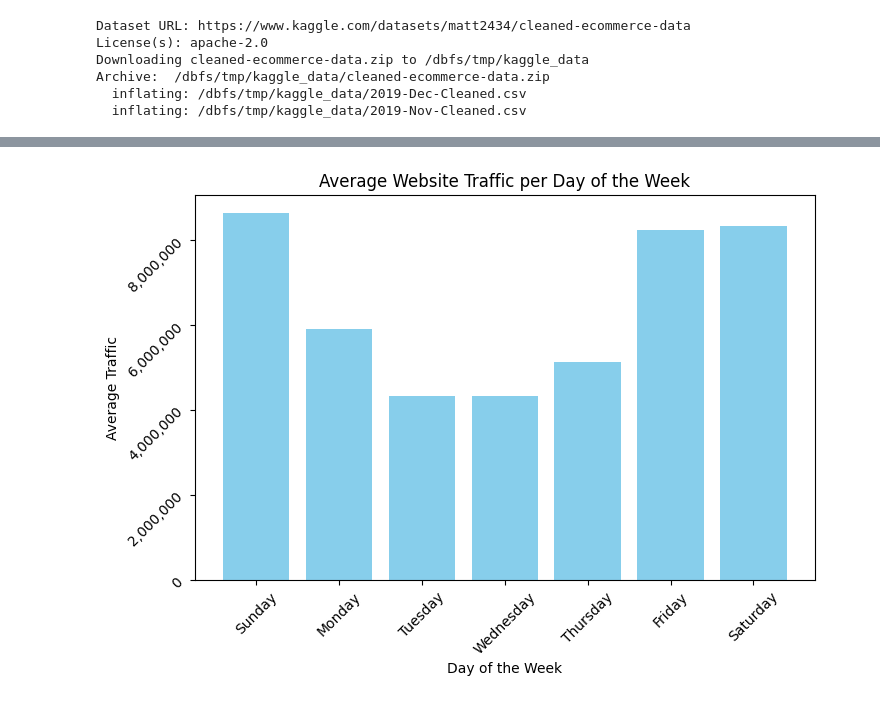
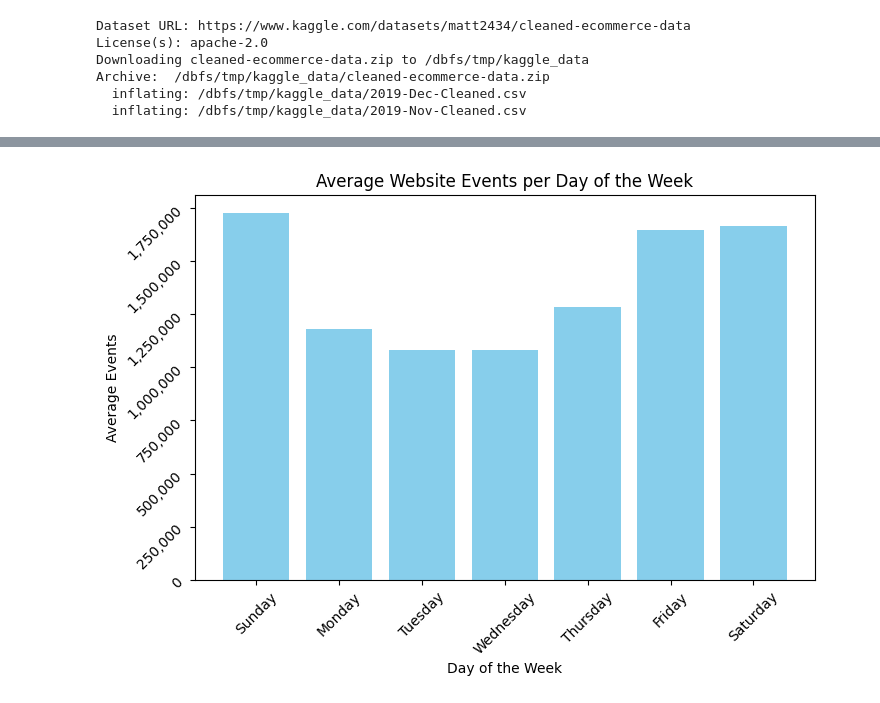
Before and after one commit to mattkope/cs504_team3, a Jupyter notebook: 4.0 visualizations/4.6 Average Website Traffic.ipynb, the cells around one changed output, grey strips where cells are left out. Saved outputs shown, nothing was run; the diff lists cells and outputs as text; code cells hidden in the pictures.

```diff
--- a/4.0 visualizations/4.6 Average Website Traffic.ipynb
+++ b/4.0 visualizations/4.6 Average Website Traffic.ipynb
@@ -56,31 +56,26 @@ decf = spark.read.csv(dec_path, header=True, inferSchema=True)
 # %%
 df = novf.union(decf)
 # %%
-from pyspark.sql.functions import dayofweek, col, count
+from pyspark.sql.functions import dayofweek, col, count, to_date, avg
 import pandas as pd
 import matplotlib.pyplot as plt
 
-# Extract the day of the week from the timestamp
+# Extract the date from the timestamp and the day of the week
+df = df.withColumn("event_date", to_date(col("event_time")))
 df = df.withColumn("day_of_week", dayofweek(col("event_time")))
 
-# Group by day_of_week and count the number of events
-daily_traffic = df.groupBy("day_of_week").agg(count("*").alias("event_count"))
+# Group by day_of_week and date, then count the number of events per day
+daily_events = df.groupBy("day_of_week", "event_date").agg(count("*").alias("daily_event_count"))
+
+# Calculate the average number of events for each day of the week
+average_events = daily_events.groupBy("day_of_week").agg(avg("daily_event_count").alias("avg_event_count"))
 
 # Sort the days (Sunday=1, Monday=2, etc.)
-daily_traffic = daily_traffic.orderBy("day_of_week")
+average_events = average_events.orderBy("day_of_week")
 
 # Convert to Pandas for plotting
-daily_traffic_pd = daily_traffic.toPandas()
+average_events_pd = average_events.toPandas()
 
 # Replace day numbers with day names
 day_names = ["Sunday", "Monday", "Tuesday", "Wednesday", "Thursday", "Friday", "Saturday"]
-daily_traffic_pd["day_of_week"] = daily_traffic_pd["day_of_week"].apply(lambda x: day_names[x - 1])
-
-# Plot the data
-plt.figure(figsize=(8, 5))
-plt.bar(daily_traffic_pd["day_of_week"], daily_traffic_pd["event_count"], color='skyblue')
-plt.title("Average Website Traffic per Day of the Week")
-plt.xlabel("Day of the Week")
-plt.ylabel("Average Traffic")
-plt.xticks(rotation=45)
-plt.show()
+average_events_pd["day_of_week"] = average_events_pd["day_of_week"].apply(lambda x: day_names[x - 1])
@@ -89,18 +82,18 @@ plt.show()
 # %%
 import matplotlib.ticker as ticker
 
 # Plot the data
 plt.figure(figsize=(8, 5))
-plt.bar(daily_traffic_pd["day_of_week"], daily_traffic_pd["event_count"], color='skyblue')
-plt.title("Average Website Traffic per Day of the Week")
+plt.bar(average_events_pd["day_of_week"], average_events_pd["avg_event_count"], color='skyblue')
+plt.title("Average Website Events per Day of the Week")
 plt.xlabel("Day of the Week")
-plt.ylabel("Average Traffic")
+plt.ylabel("Average Events")
+plt.xticks(rotation=45)
 
 # Format y-axis to show full numbers with commas
 plt.gca().yaxis.set_major_formatter(ticker.FuncFormatter(lambda x, pos: "{:,.0f}".format(x)))
 plt.yticks(rotation=45)  # Rotate y-axis labels to 45 degrees
 
-plt.xticks(rotation=45)  # Rotate x-axis labels
 plt.show()
 # %% [output]
-[figure, old version]
+[figure, new version]
```
Also changed, not shown: parts of 4 cells of this notebook.
